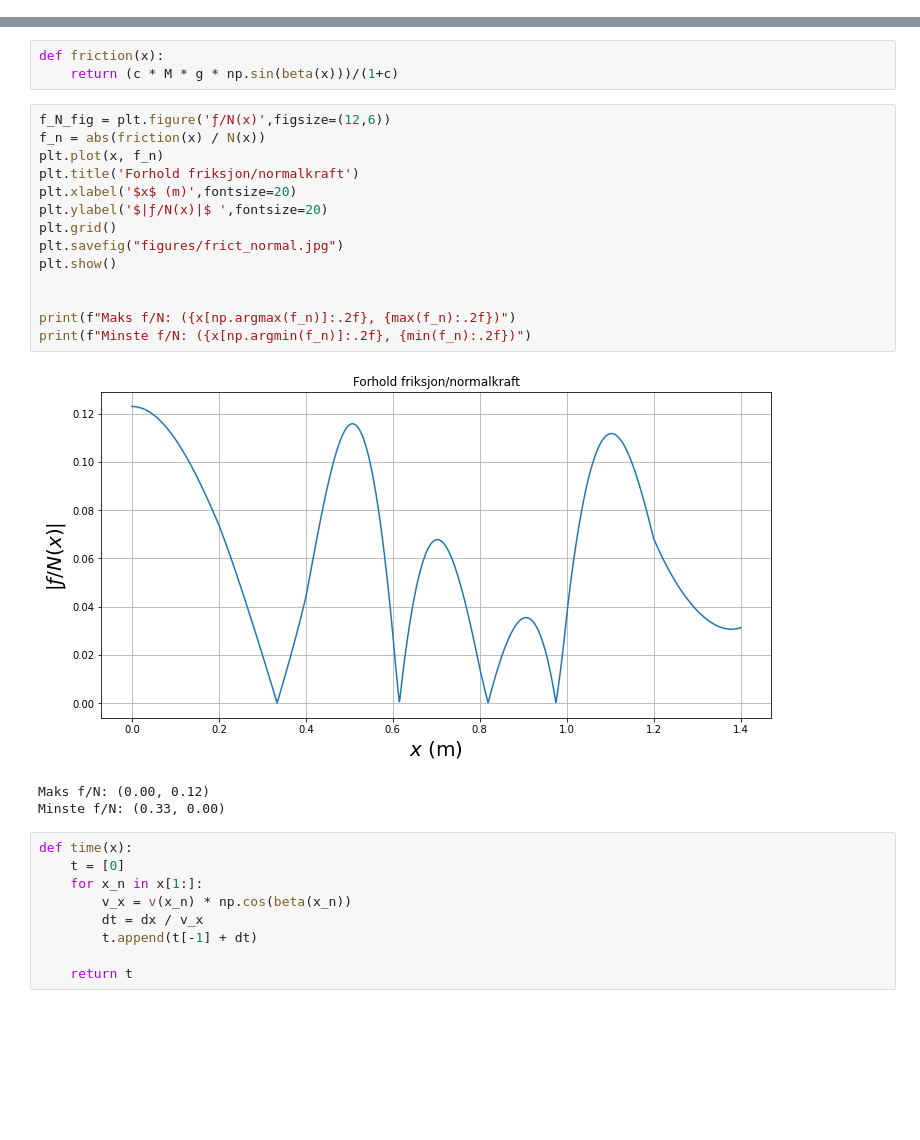
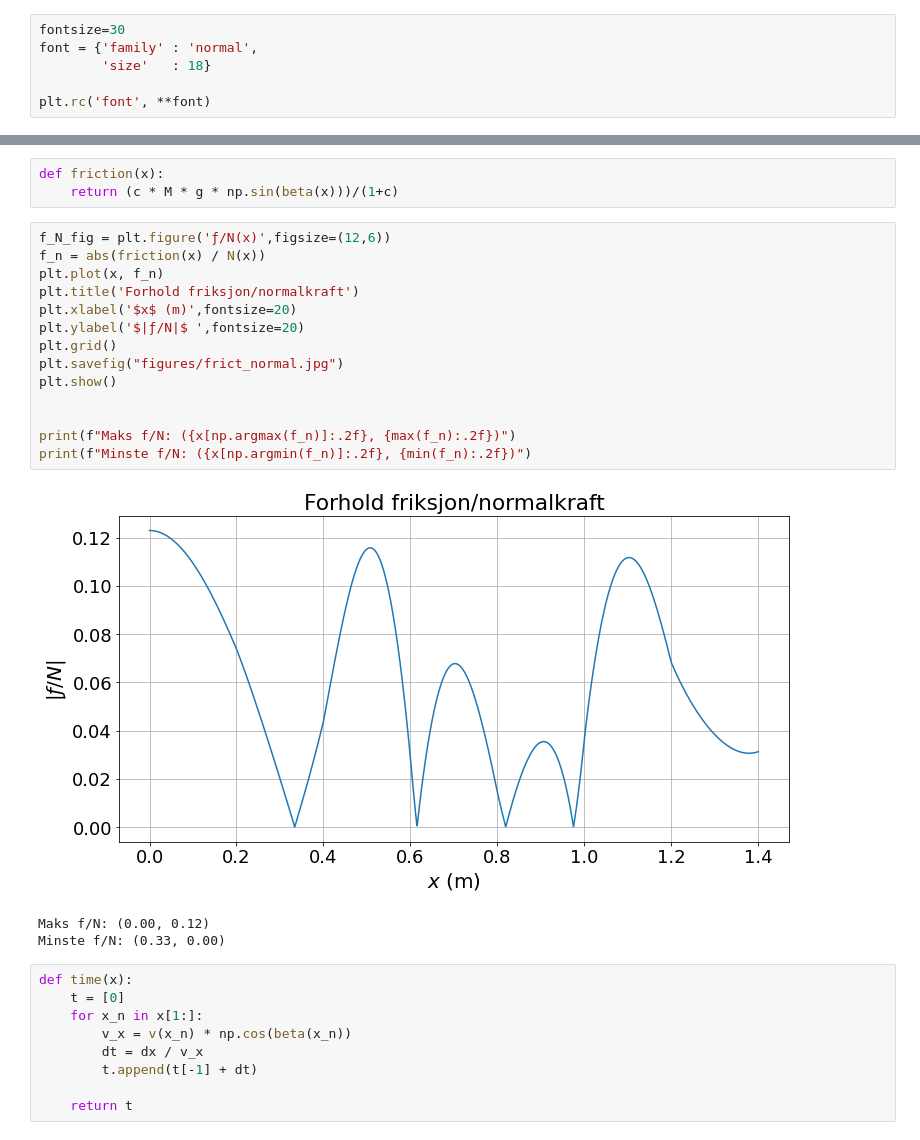
Before and after one commit to Oyveloper/fysikk-lab, a Jupyter notebook: cubicspline.ipynb, the cells around one changed output, grey strips where cells are left out. Saved outputs shown, nothing was run; the diff lists cells and outputs as text; blank space fills up the shorter version.

Commit message:
fixing fig sizes

```diff
--- a/cubicspline.ipynb
+++ b/cubicspline.ipynb
@@ -35,6 +35,12 @@ Start, slutt og steglengde i x-rettning
 xmin = 0.000
 xmax = 1.401
 dx = 0.001
+# %%
+fontsize=30
+font = {'family' : 'normal',
+        'size'   : 18}
+
+plt.rc('font', **font)
 # %% [markdown]
 Skriv inn y-verdiene til banens 8 festepunkter i tabellen yfast, basert på avlesing i tracker. Et vilkårlig eksempel:
 # %%
@@ -176,19 +182,19 @@ def friction(x):
 # %%
 f_N_fig = plt.figure('ƒ/N(x)',figsize=(12,6))
 f_n = abs(friction(x) / N(x))
 plt.plot(x, f_n)
 plt.title('Forhold friksjon/normalkraft')
 plt.xlabel('$x$ (m)',fontsize=20)
-plt.ylabel('$|ƒ/N(x)|$ ',fontsize=20)
+plt.ylabel('$|ƒ/N|$ ',fontsize=20)
 plt.grid()
 plt.savefig("figures/frict_normal.jpg")
 plt.show()
 
 
 print(f"Maks f/N: ({x[np.argmax(f_n)]:.2f}, {max(f_n):.2f})")
 print(f"Minste f/N: ({x[np.argmin(f_n)]:.2f}, {min(f_n):.2f})")
 # %% [output]
-[figure, old version]
+[figure, new version]
 Maks f/N: (0.00, 0.12)
 Minste f/N: (0.33, 0.00)
 # %%
```
Also changed, not shown: parts of 9 cells of this notebook, 14 other files.
